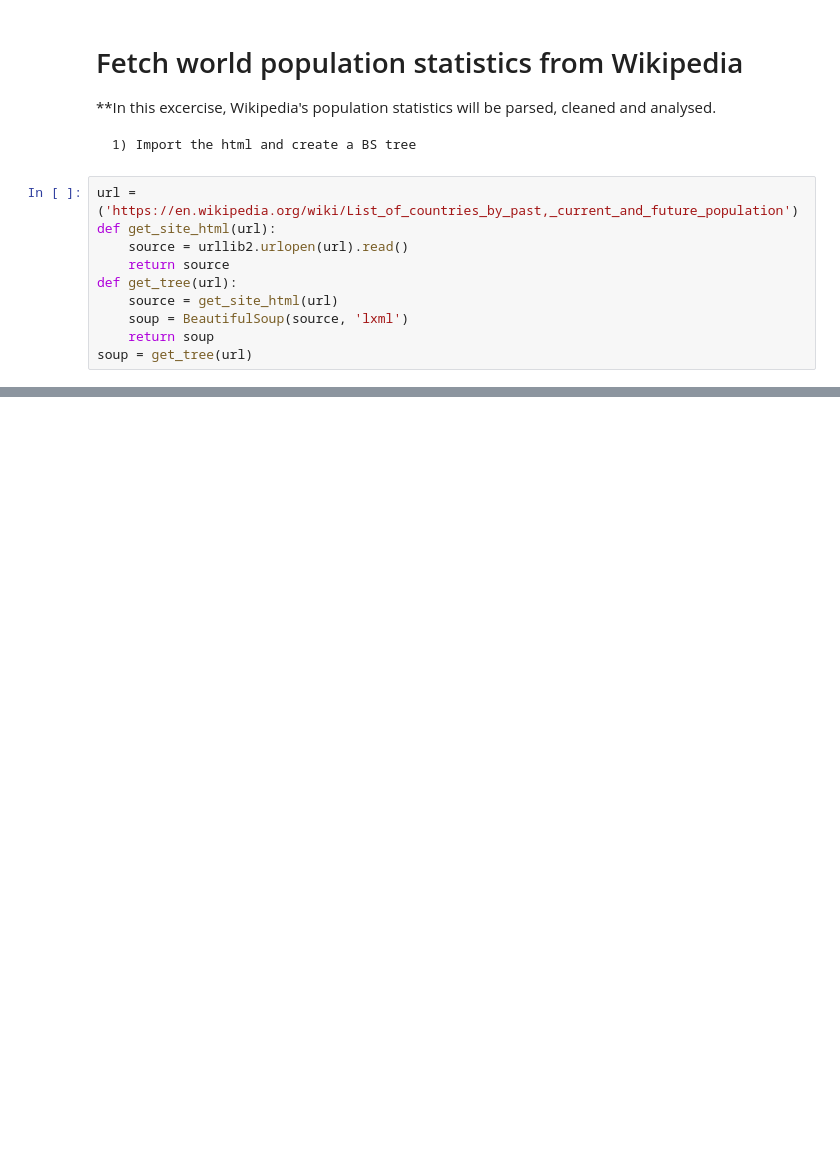
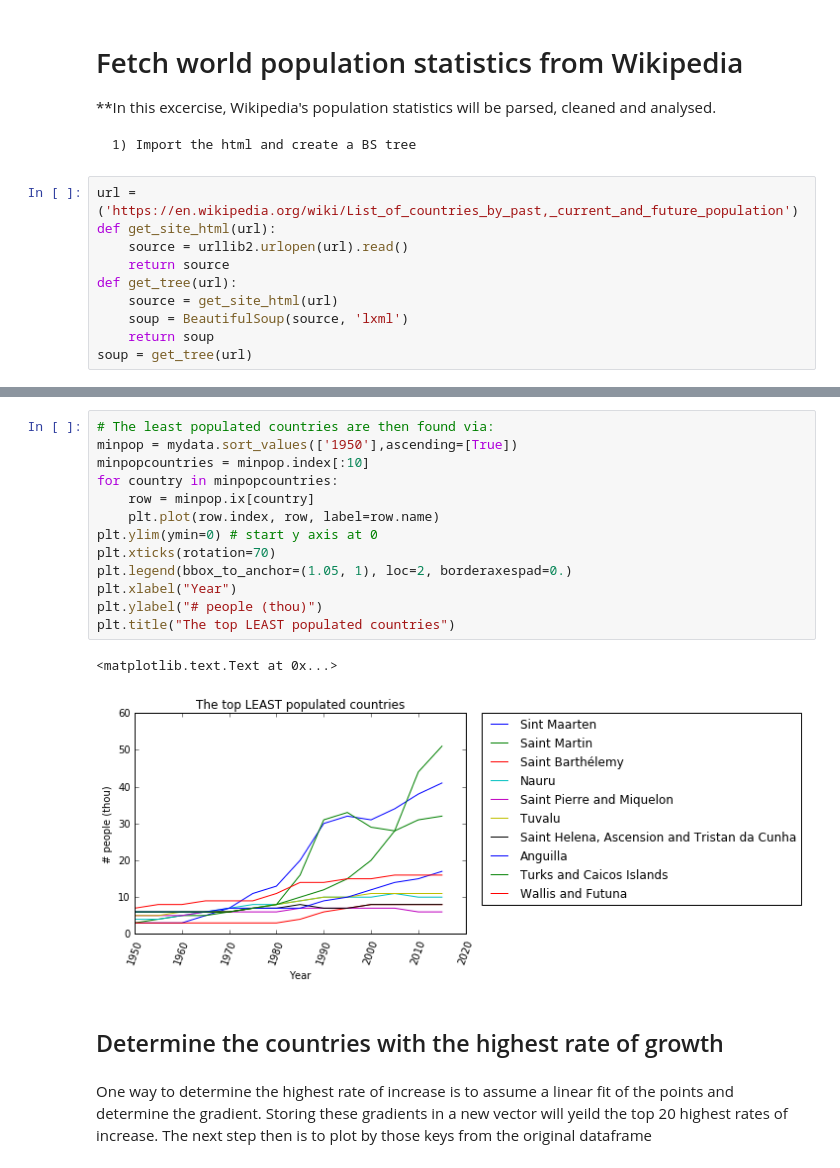
Before and after one commit to akiva111/Project1, a Jupyter notebook: WikiWorldStats.ipynb, the cells around one changed output, grey strips where cells are left out. Saved outputs shown, nothing was run; the diff lists cells and outputs as text; blank space fills up the shorter version.

```diff
--- a/WikiWorldStats.ipynb
+++ b/WikiWorldStats.ipynb
@@ -100,0 +131,20 @@ plt.show()
+# %%
+# The least populated countries are then found via:
+minpop = mydata.sort_values(['1950'],ascending=[True])
+minpopcountries = minpop.index[:10]
+for country in minpopcountries:
+    row = minpop.ix[country]
+    plt.plot(row.index, row, label=row.name)
+plt.ylim(ymin=0) # start y axis at 0
+plt.xticks(rotation=70)
+plt.legend(bbox_to_anchor=(1.05, 1), loc=2, borderaxespad=0.)
+plt.xlabel("Year")
+plt.ylabel("# people (thou)")
+plt.title("The top LEAST populated countries")
+# %% [output]
+<matplotlib.text.Text at 0x...>
+[figure, added]
+# %% [markdown]
+## Determine the countries with the highest rate of growth
+# %% [markdown]
+One way to determine the highest rate of increase is to assume a linear fit of the points and determine the gradient. Storing these gradients in a new vector will yeild the top 20 highest rates of increase. The next step then is to plot by those keys from the original dataframe
```
Also changed, not shown: parts of 14 cells of this notebook.
